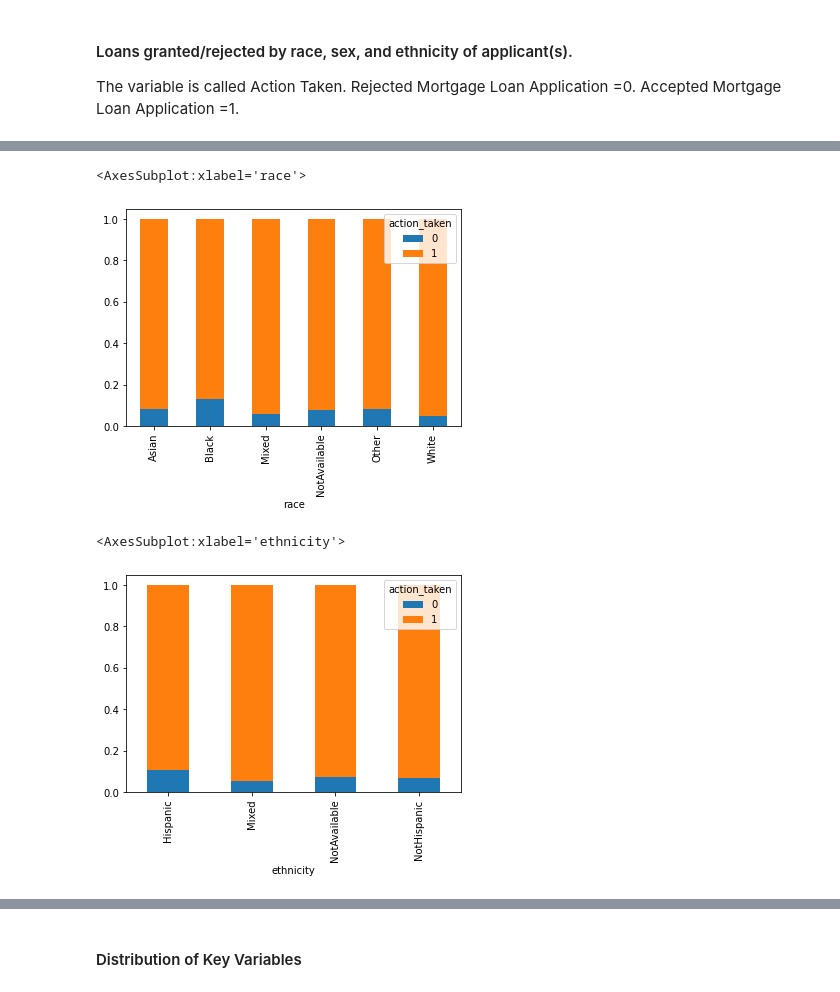
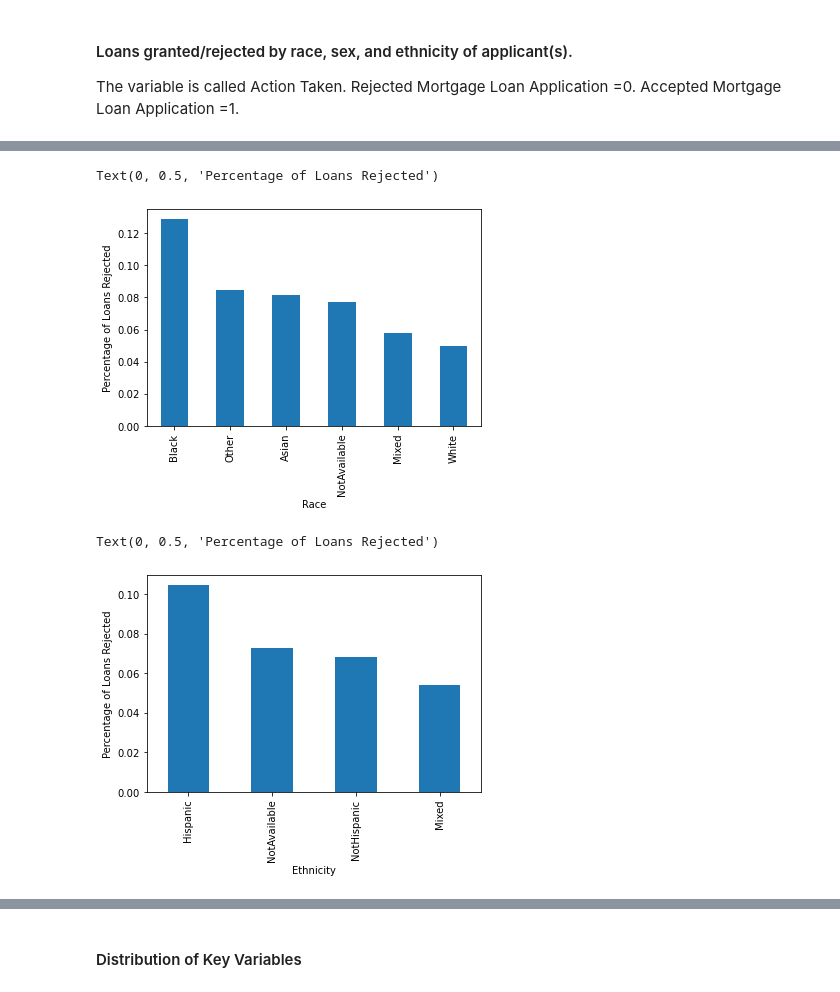
Before and after one commit to meshry/binder-framework, a Jupyter notebook: Meshry_Capstone.ipynb, the cells around one changed output, grey strips where cells are left out. Cells and saved outputs as stored; diff of their text form; code cells hidden in the pictures.

```diff
--- a/Meshry_Capstone.ipynb
+++ b/Meshry_Capstone.ipynb
@@ -90,11 +79,17 @@ Name: action_taken, dtype: float64
 # %%
-pd.crosstab(hmda.race, hmda.action_taken, normalize="index").plot.bar(stacked=True)
+tbl1 = pd.crosstab(hmda.race, hmda.action_taken, normalize="index")
+tbl1[0].sort_values(ascending=False).plot(kind='bar')
+plt.xlabel("Race")
+plt.ylabel('Proportion of Loans Rejected')
 # %% [output]
-<AxesSubplot:xlabel='race'>
+Text(0, 0.5, 'Percentage of Loans Rejected')
-[figure, old version]
+[figure, new version]
 # %%
-pd.crosstab(hmda.ethnicity, hmda.action_taken, normalize="index").plot.bar(stacked=True)
+tbl2 = pd.crosstab(hmda.ethnicity, hmda.action_taken, normalize="index")
+tbl2[0].sort_values(ascending=False).plot(kind='bar')
+plt.xlabel("Ethnicity")
+plt.ylabel('Proportion of Loans Rejected')
 # %% [output]
-<AxesSubplot:xlabel='ethnicity'>
+Text(0, 0.5, 'Percentage of Loans Rejected')
-[figure, old version]
+[figure, new version]
 # %%
```
Also changed, not shown: parts of 3 cells of this notebook.
